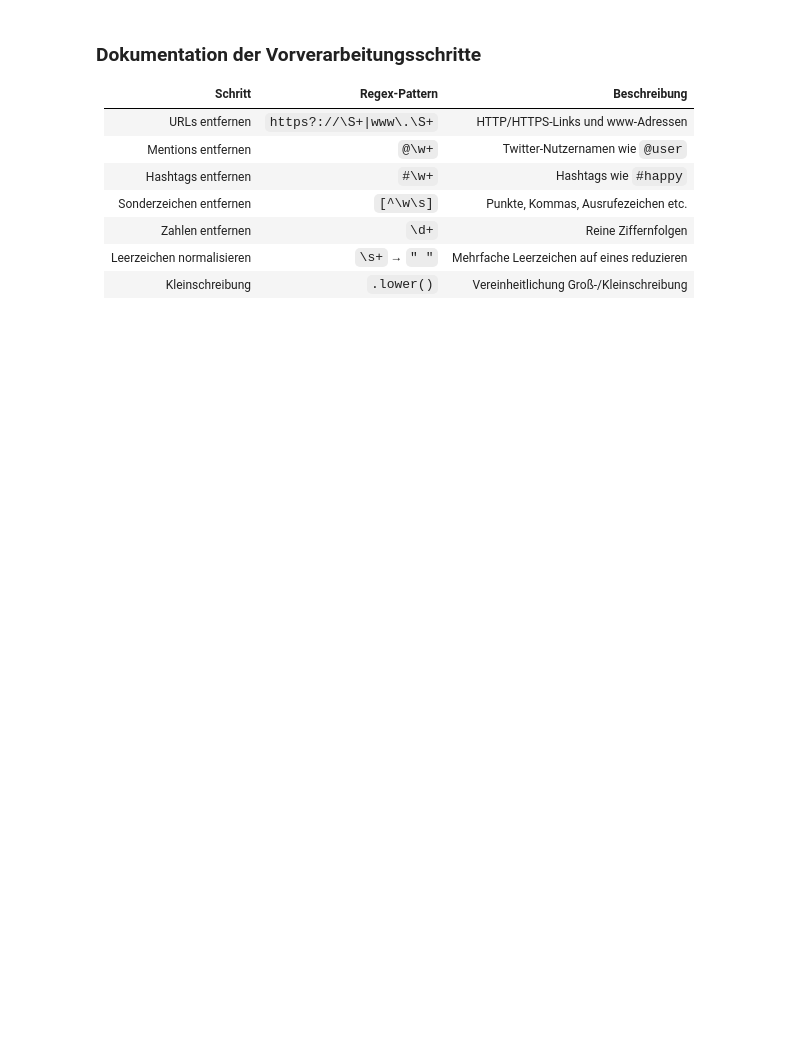
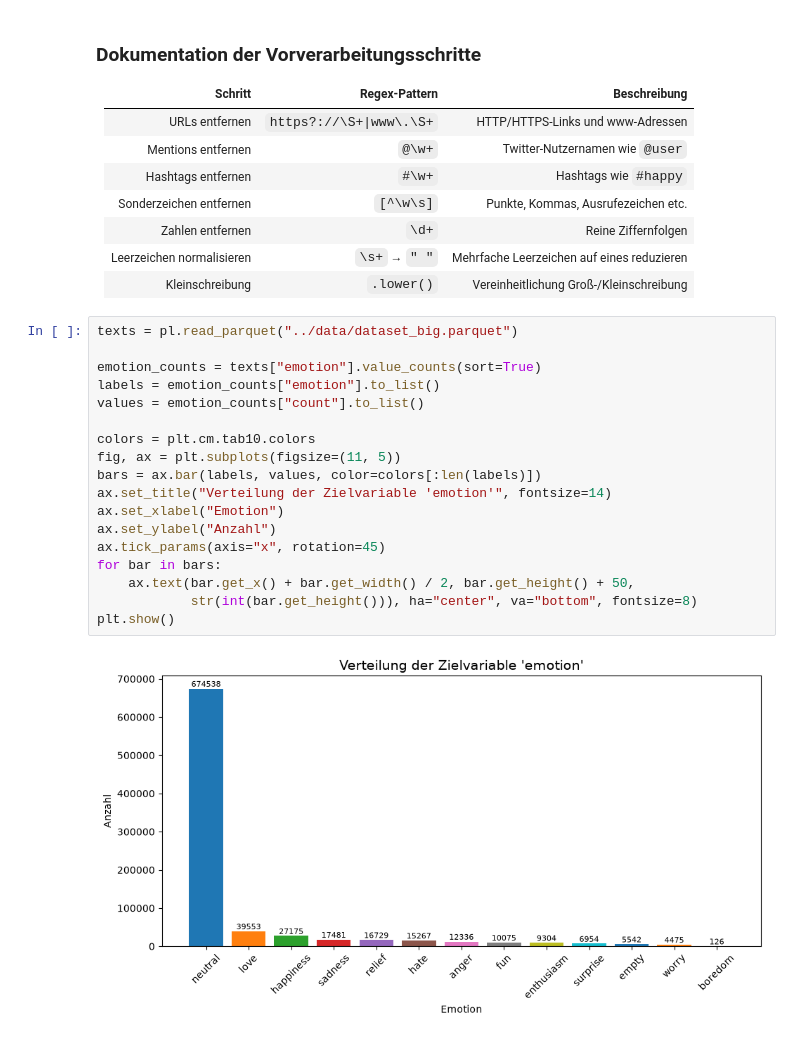
Before and after one commit to Anas2308/Neue_Konzepte_Portfolio, a Jupyter notebook: notebooks/2_Data-Understanding.ipynb, the cells around one changed output. Drawn from its saved outputs; the diff is of its cells as text; blank space fills up the shorter version.

```diff
--- a/notebooks/2_Data-Understanding.ipynb
+++ b/notebooks/2_Data-Understanding.ipynb
@@ -140,3 +173,23 @@ df.filter(
 | Zahlen entfernen | `\d+` | Reine Ziffernfolgen |
 | Leerzeichen normalisieren | `\s+` → `" "` | Mehrfache Leerzeichen auf eines reduzieren |
 | Kleinschreibung | `.lower()` | Vereinheitlichung Groß-/Kleinschreibung |
+# %%
+texts = pl.read_parquet("../data/dataset_big.parquet")
+
+emotion_counts = texts["emotion"].value_counts(sort=True)
+labels = emotion_counts["emotion"].to_list()
+values = emotion_counts["count"].to_list()
+
+colors = plt.cm.tab10.colors
+fig, ax = plt.subplots(figsize=(11, 5))
+bars = ax.bar(labels, values, color=colors[:len(labels)])
+ax.set_title("Verteilung der Zielvariable 'emotion'", fontsize=14)
+ax.set_xlabel("Emotion")
+ax.set_ylabel("Anzahl")
+ax.tick_params(axis="x", rotation=45)
+for bar in bars:
+    ax.text(bar.get_x() + bar.get_width() / 2, bar.get_height() + 50,
+            str(int(bar.get_height())), ha="center", va="bottom", fontsize=8)
+plt.show()
+# %% [output]
+[figure, added]
```
Also changed, not shown: parts of 18 cells of this notebook, 18 other files.
